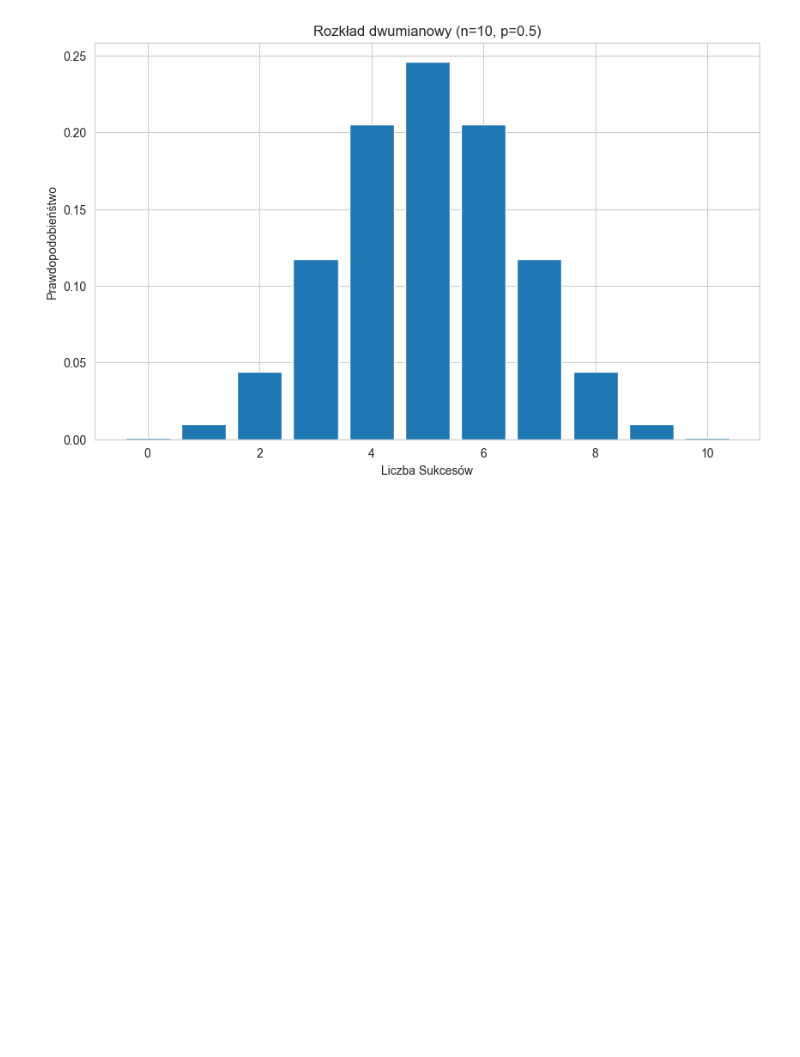
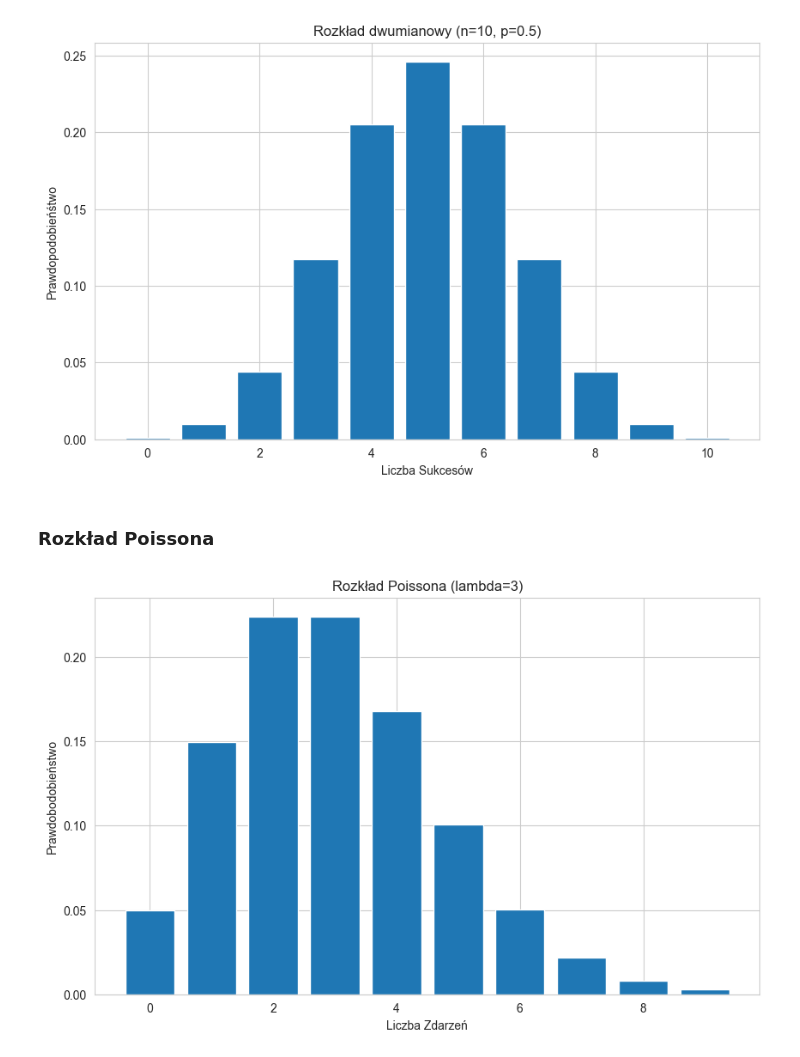
Before and after one commit to rajkonkret/PythonProjectAnaliza-20-10-2025, a Jupyter notebook: cwiczenie8.ipynb, the cells around one changed output. Cells and saved outputs as stored; diff of their text form; code cells hidden in the pictures; blank space fills up the shorter version.

```diff
--- a/cwiczenie8.ipynb
+++ b/cwiczenie8.ipynb
@@ -116,3 +116,21 @@ plt.grid(True)
 plt.show()
 # %% [output]
 [figure]
+# %% [markdown]
+### Rozkład Poissona
+# %%
+lambda_poisson = 3
+rv_poisson = poisson(lambda_poisson)
+# %%
+x_poisson = np.arange(0, 10)
+pmf_poisson = rv_poisson.pmf(x_poisson)
+# %%
+plt.figure(figsize=(10, 6))
+plt.bar(x_poisson, pmf_poisson)
+plt.title("Rozkład Poissona (lambda=3)")
+plt.xlabel("Liczba Zdarzeń")
+plt.ylabel("Prawdobodobieństwo")
+plt.grid(True)
+plt.show()
+# %% [output]
+[figure, added]
```
